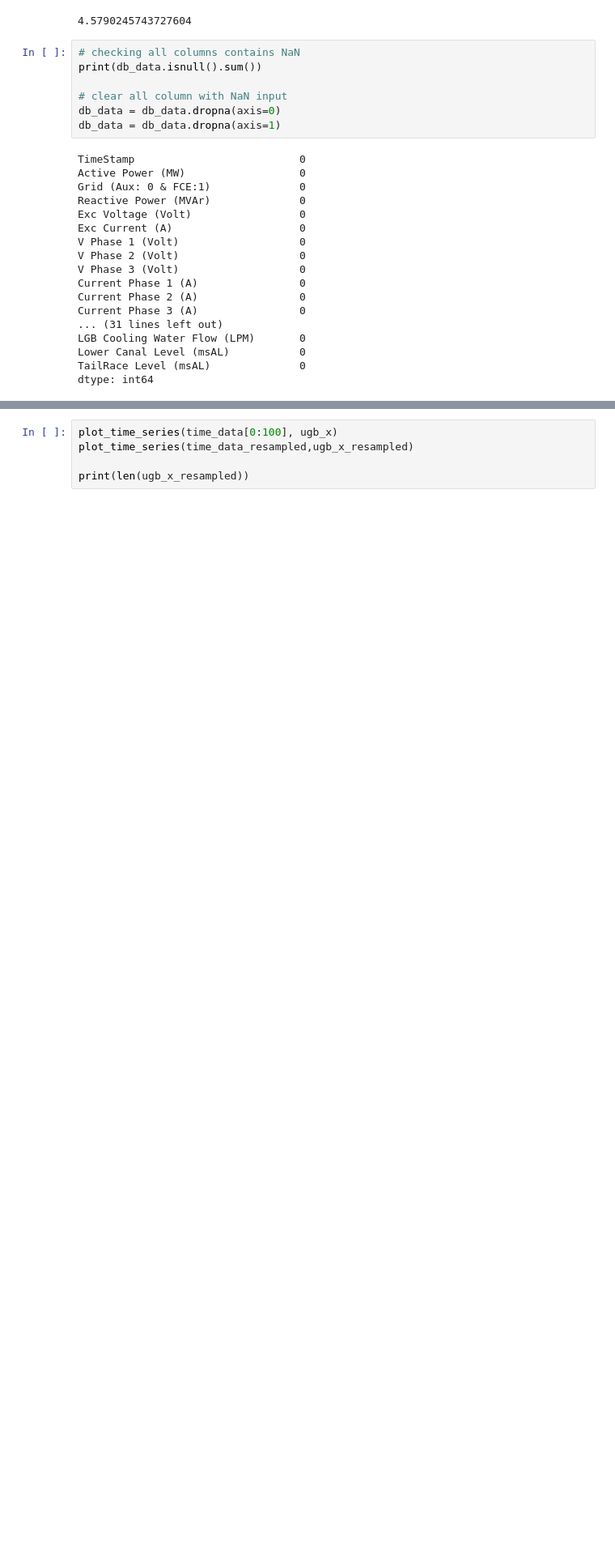
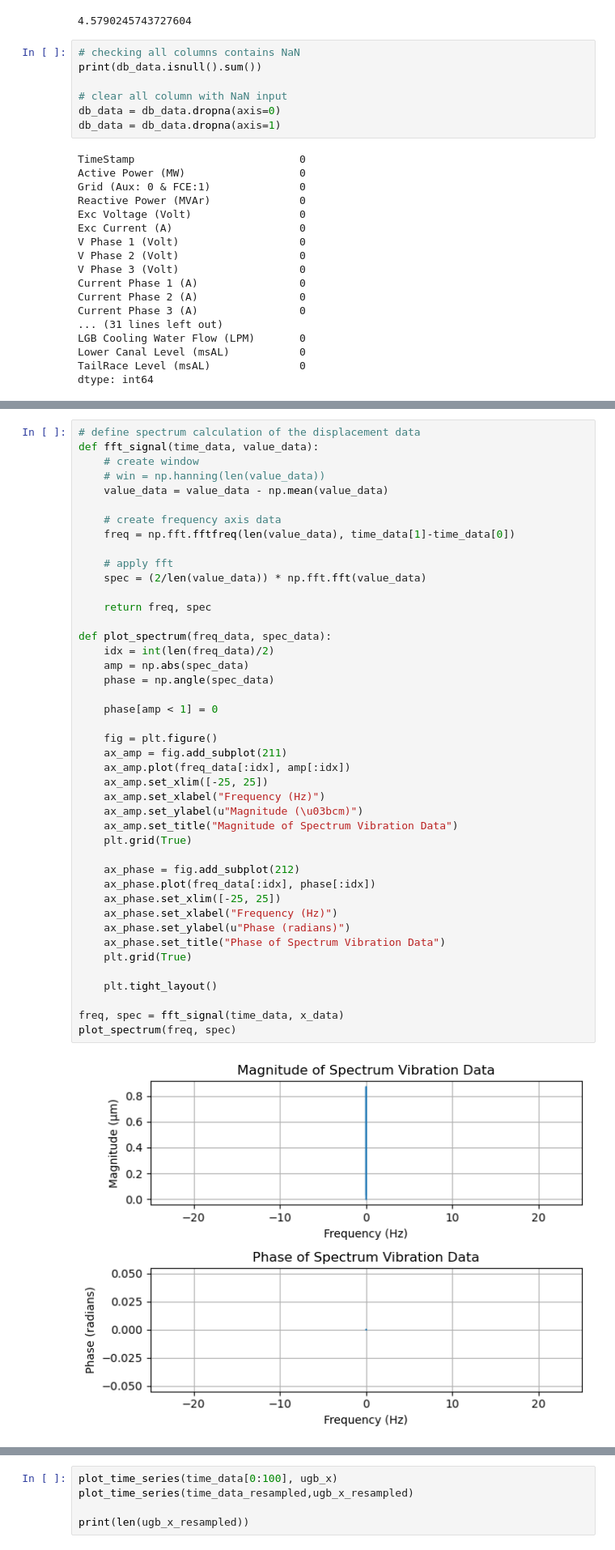
Before and after one commit to mekatronik-achmadi/Predict-CBM, a Jupyter notebook: Vale/TestOlahPy/preliminary_data_analysis/preliminary_data_analysis.ipynb, the cells around one changed output, grey strips where cells are left out. Shown at 81% size. Drawn from its saved outputs; the diff is of its cells as text; blank space fills up the shorter version.

```diff
--- a/Vale/TestOlahPy/preliminary_data_analysis/preliminary_data_analysis.ipynb
+++ b/Vale/TestOlahPy/preliminary_data_analysis/preliminary_data_analysis.ipynb
@@ -57,3 +80,48 @@ plot_time_series(db_data['TimeStamp'], db_data['UGB Y (µm)'])
+# %%
+# define spectrum calculation of the displacement data
+def fft_signal(time_data, value_data):
+    # create window
+    # win = np.hanning(len(value_data))
+    value_data = value_data - np.mean(value_data)
+
+    # create frequency axis data
+    freq = np.fft.fftfreq(len(value_data), time_data[1]-time_data[0])
+
+    # apply fft
+    spec = (2/len(value_data)) * np.fft.fft(value_data)
+
+    return freq, spec
+
+def plot_spectrum(freq_data, spec_data):
+    idx = int(len(freq_data)/2)
+    amp = np.abs(spec_data)
+    phase = np.angle(spec_data)
+
+    phase[amp < 1] = 0
+
+    fig = plt.figure()
+    ax_amp = fig.add_subplot(211)
+    ax_amp.plot(freq_data[:idx], amp[:idx])
+    ax_amp.set_xlim([-25, 25])
+    ax_amp.set_xlabel("Frequency (Hz)")
+    ax_amp.set_ylabel(u"Magnitude (\u03bcm)")
+    ax_amp.set_title("Magnitude of Spectrum Vibration Data")
+    plt.grid(True)
+
+    ax_phase = fig.add_subplot(212)
+    ax_phase.plot(freq_data[:idx], phase[:idx])
+    ax_phase.set_xlim([-25, 25])
+    ax_phase.set_xlabel("Frequency (Hz)")
+    ax_phase.set_ylabel(u"Phase (radians)")
+    ax_phase.set_title("Phase of Spectrum Vibration Data")
+    plt.grid(True)
+
+    plt.tight_layout()
+
+freq, spec = fft_signal(time_data, x_data)
+plot_spectrum(freq, spec)
+# %% [output]
+[figure, added]
 # %%
 # resample function
 def resample_data(time_data, value_data, n_samples):
```
Also changed, not shown: parts of 2 cells of this notebook, 8 other files.
